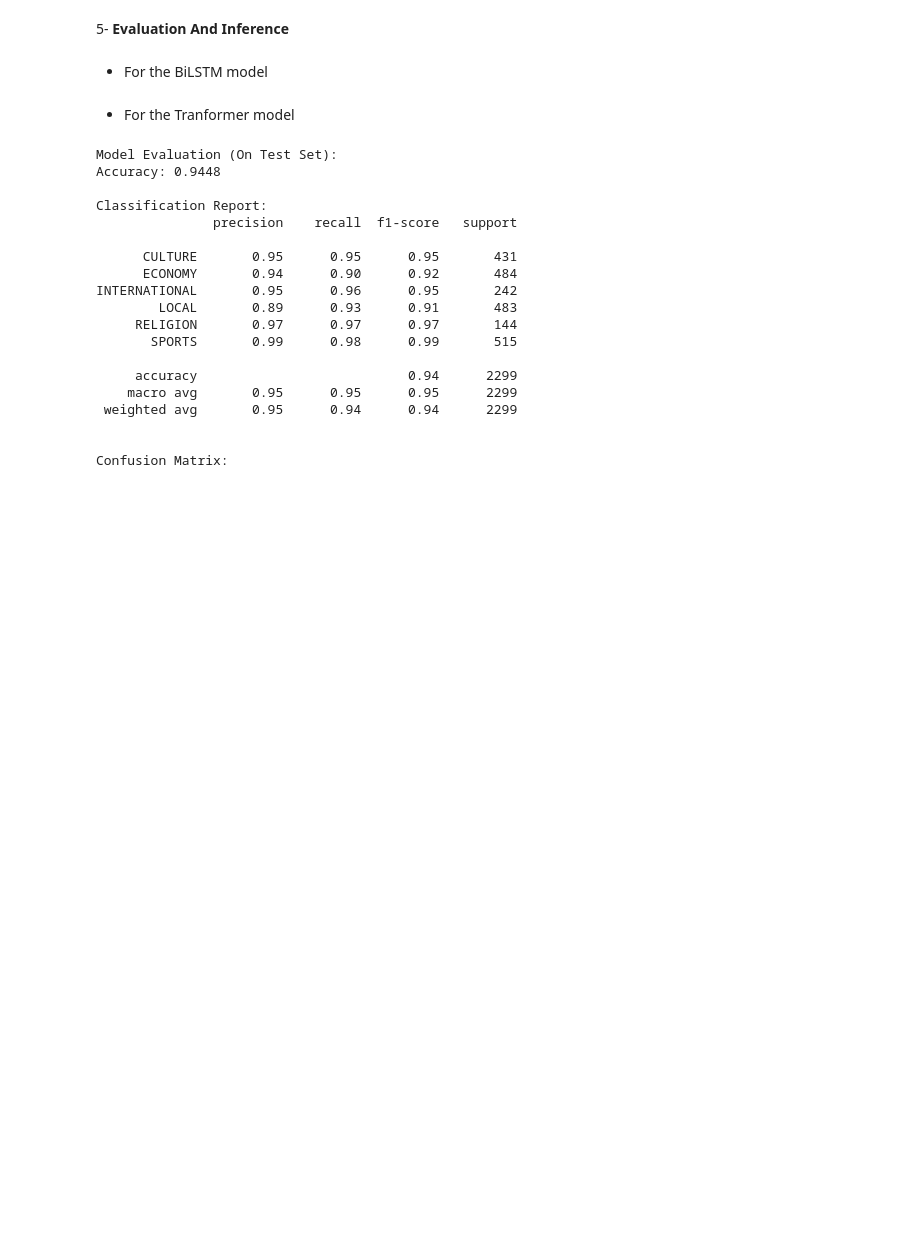
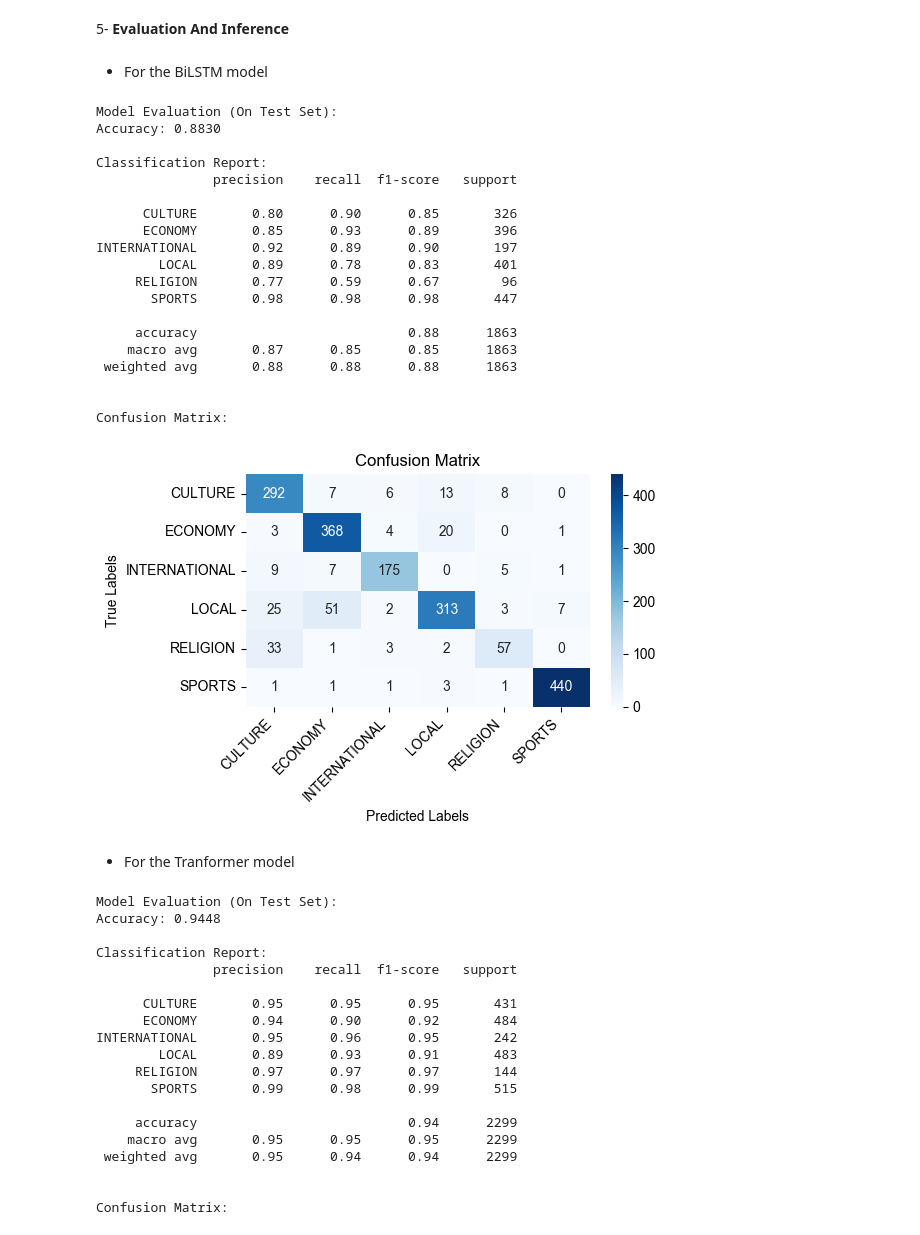
Before and after one commit to SaudAlhafith/CS365-Project, a Jupyter notebook: CS365-Project-Phase2-saud.ipynb, the cells around one changed output. Drawn from its saved outputs; the diff is of its cells as text; code cells hidden in the pictures; blank space fills up the shorter version.

Commit message:
Implement feature X to enhance user experience and optimize performance

```diff
--- a/CS365-Project-Phase2-saud.ipynb
+++ b/CS365-Project-Phase2-saud.ipynb
@@ -898,6 +953,19 @@ def train_model(model, train_loader, criterion, optimizer, device):
 4.3- **Training Setup**
 # %% [markdown]
 - For the BiLSTM model
+# %%
+from torch.optim.lr_scheduler import LambdaLR
+import math
+
+# Learning rate scheduler
+
+warmup_steps = 60
+total_steps = len(bitrain_loader) * bilstm_num_epochs
+def lr_lambda(current_step):
+    if current_step < warmup_steps:
+        return float(current_step) / float(max(1, warmup_steps))
+    progress = float(current_step - warmup_steps) / float(max(1, total_steps - warmup_steps))
+    return 0.01 + 0.99 * 0.5 * (1.0 + math.cos(math.pi * progress))
 # %%
 modelBiLSTM = BiLSTMClassifier(
     vocab_size=len(vocab),
@@ -908,8 +976,9 @@ modelBiLSTM = BiLSTMClassifier(
     pad_idx=vocab['<PAD>']  # Padding index
 ).to(device)
 
-criterion = nn.CrossEntropyLoss()
-optimizer = optim.Adam(modelBiLSTM.parameters(), lr=lr)
+criterion = nn.CrossEntropyLoss(label_smoothing=0.1)
+optimizer = optim.AdamW(modelBiLSTM.parameters(), lr=lr, weight_decay=1e-5)
+scheduler = LambdaLR(optimizer, lr_lambda=lr_lambda)
 # %% [markdown]
 - For the Tranformer model
 # %%
@@ -924,15 +993,19 @@ Some weights of BertForSequenceClassification were not initialized from the mode
 You should probably TRAIN this model on a down-stream task to be able to use it for predictions and inference.
 # %% [markdown]
 - For the BiLSTM model
+# %%
+# Use high precision for float32 matrix multiplication to improve performance
+torch.set_float32_matmul_precision('high')
+
+modelBiLSTM = torch.compile(modelBiLSTM)
 # %%
-for epoch in range(20):
+for epoch in range(bilstm_num_epochs):
     print(f"Epoch {epoch + 1}:")
-    train_model(modelBiLSTM, bitrain_loader, criterion, optimizer, device)
+    train_model(modelBiLSTM, bitrain_loader, criterion, optimizer, scheduler, device)
     y_pred, y_true = evaluate_model(modelBiLSTM, bidev_loader, device)
     acc = (np.array(y_pred) == np.array(y_true)).mean()
-    print(f"\nvalidation accuracy: {acc:.4f}")
+    print(f"validation accuracy: {acc:.4f}, f1: {f1_score(y_true, y_pred, average='weighted'):.4f}")
     for param_group in optimizer.param_groups:
-        param_group['lr'] *= 0.9
         print(f"Updated learning rate: {param_group['lr']:.6f}")
 # %% [output]
 Epoch 1:
@@ -1018,16 +1089,37 @@ torch.cuda.empty_cache()
 - For the BiLSTM model
 # %%
 print("\nModel Evaluation (On Test Set):")
-y_pred, y_true = evaluate_model(model, test_loader, device)
+y_pred, y_true = evaluate_model(modelBiLSTM, bitest_loader, device)
 acc = (np.array(y_pred) == np.array(y_true)).mean()
 print(f"Accuracy: {acc:.4f}")
 
 print("\nClassification Report:")
 class_report = classification_report(y_true, y_pred, target_names=label_encoder.classes_)
 print(class_report)
 
 print("\nConfusion Matrix:")
 show_confusion_matrix(decode_labels(y_true), decode_labels(y_pred), labels=sorted(set(decode_labels(y_true)) | set(decode_labels(y_pred))))
+# %% [output]
+Model Evaluation (On Test Set):
+Accuracy: 0.8830
+
+Classification Report:
+               precision    recall  f1-score   support
+
+      CULTURE       0.80      0.90      0.85       326
+      ECONOMY       0.85      0.93      0.89       396
+INTERNATIONAL       0.92      0.89      0.90       197
+        LOCAL       0.89      0.78      0.83       401
+     RELIGION       0.77      0.59      0.67        96
+       SPORTS       0.98      0.98      0.98       447
+
+     accuracy                           0.88      1863
+    macro avg       0.87      0.85      0.85      1863
+ weighted avg       0.88      0.88      0.88      1863
+
+
+Confusion Matrix:
+[figure, added]
 # %%
 def lstm_predict(text, model, vocab):
     pass
```
Also changed, not shown: parts of 9 cells of this notebook.
